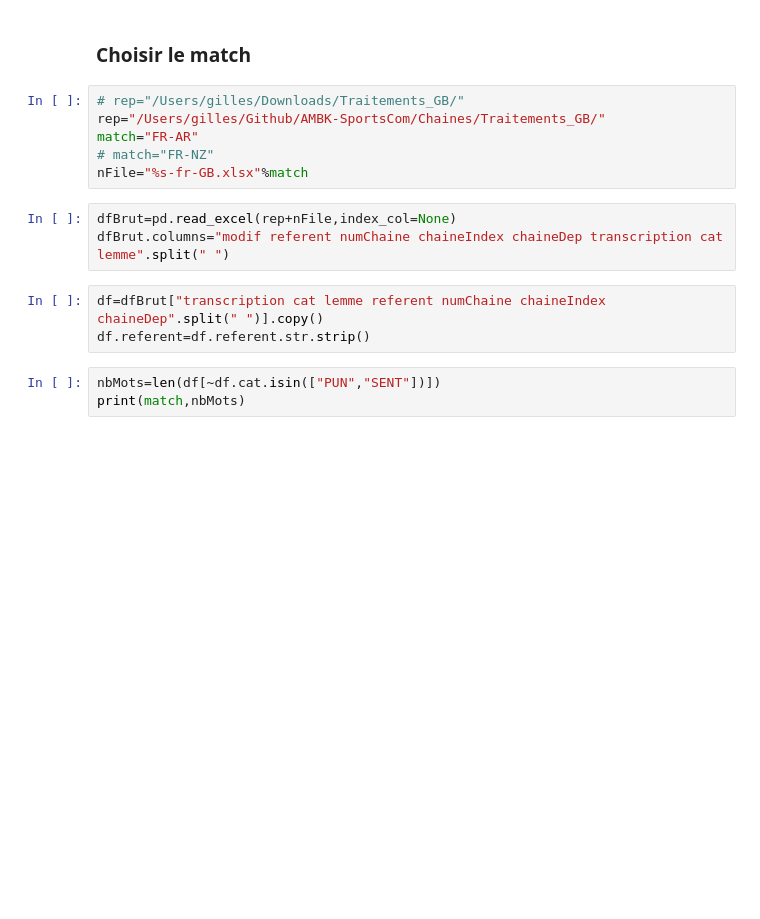
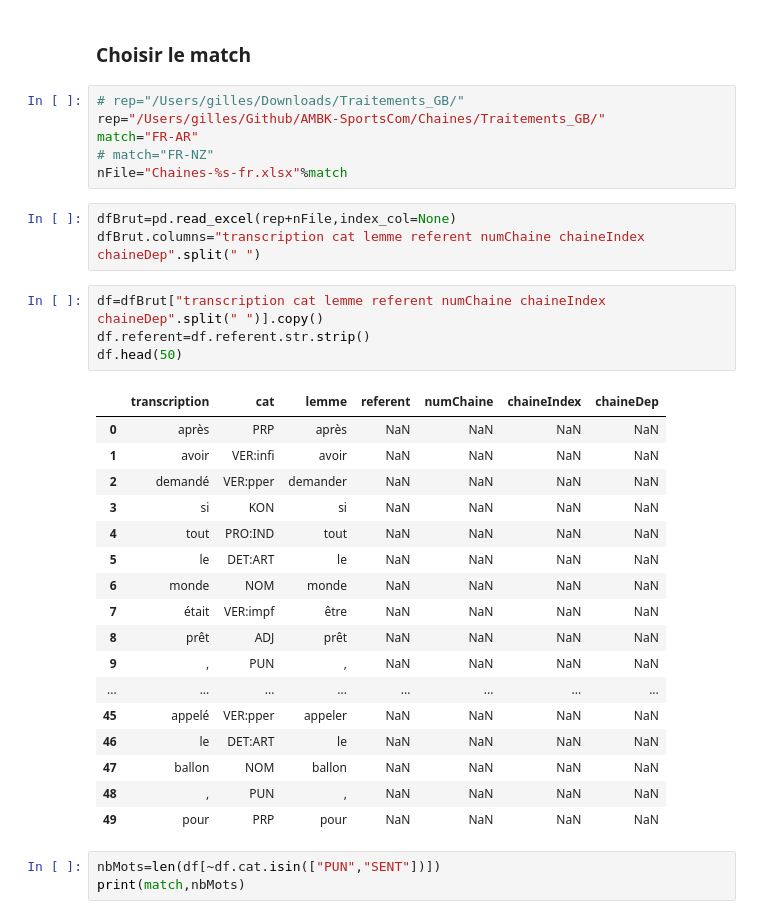
Before and after one commit to gboye/AMBK-SportsCom, a Jupyter notebook: Chaines/Chaines-Tables.ipynb, the cells around one changed output. Cells and saved outputs as stored; diff of their text form; blank space fills up the shorter version.

Commit message:
Corrections chaines AR

```diff
--- a/Chaines/Chaines-Tables.ipynb
+++ b/Chaines/Chaines-Tables.ipynb
@@ -15,13 +15,32 @@ def ding():
 rep="/Users/gilles/Github/AMBK-SportsCom/Chaines/Traitements_GB/"
 match="FR-AR"
 # match="FR-NZ"
-nFile="%s-fr-GB.xlsx"%match
+nFile="Chaines-%s-fr.xlsx"%match
 # %%
 dfBrut=pd.read_excel(rep+nFile,index_col=None)
-dfBrut.columns="modif referent numChaine chaineIndex chaineDep transcription cat lemme".split(" ")
+dfBrut.columns="transcription cat lemme referent numChaine chaineIndex chaineDep".split(" ")
 # %%
 df=dfBrut["transcription cat lemme referent numChaine chaineIndex chaineDep".split(" ")].copy()
 df.referent=df.referent.str.strip()
+df.head(50)
+# %% [output]
+|  | transcription | cat | lemme | referent | numChaine | chaineIndex | chaineDep |
+| 0 | après | PRP | après | NaN | NaN | NaN | NaN |
+| 1 | avoir | VER:infi | avoir | NaN | NaN | NaN | NaN |
+| 2 | demandé | VER:pper | demander | NaN | NaN | NaN | NaN |
+| 3 | si | KON | si | NaN | NaN | NaN | NaN |
+| 4 | tout | PRO:IND | tout | NaN | NaN | NaN | NaN |
+| 5 | le | DET:ART | le | NaN | NaN | NaN | NaN |
+| 6 | monde | NOM | monde | NaN | NaN | NaN | NaN |
+| 7 | était | VER:impf | être | NaN | NaN | NaN | NaN |
+| 8 | prêt | ADJ | prêt | NaN | NaN | NaN | NaN |
+| 9 | , | PUN | , | NaN | NaN | NaN | NaN |
+| ... | ... | ... | ... | ... | ... | ... | ... |
+| 45 | appelé | VER:pper | appeler | NaN | NaN | NaN | NaN |
+| 46 | le | DET:ART | le | NaN | NaN | NaN | NaN |
+| 47 | ballon | NOM | ballon | NaN | NaN | NaN | NaN |
+| 48 | , | PUN | , | NaN | NaN | NaN | NaN |
+| 49 | pour | PRP | pour | NaN | NaN | NaN | NaN |
 # %%
 nbMots=len(df[~df.cat.isin(["PUN","SENT"])])
 print(match,nbMots)
```
Also changed, not shown: parts of 41 cells of this notebook.
